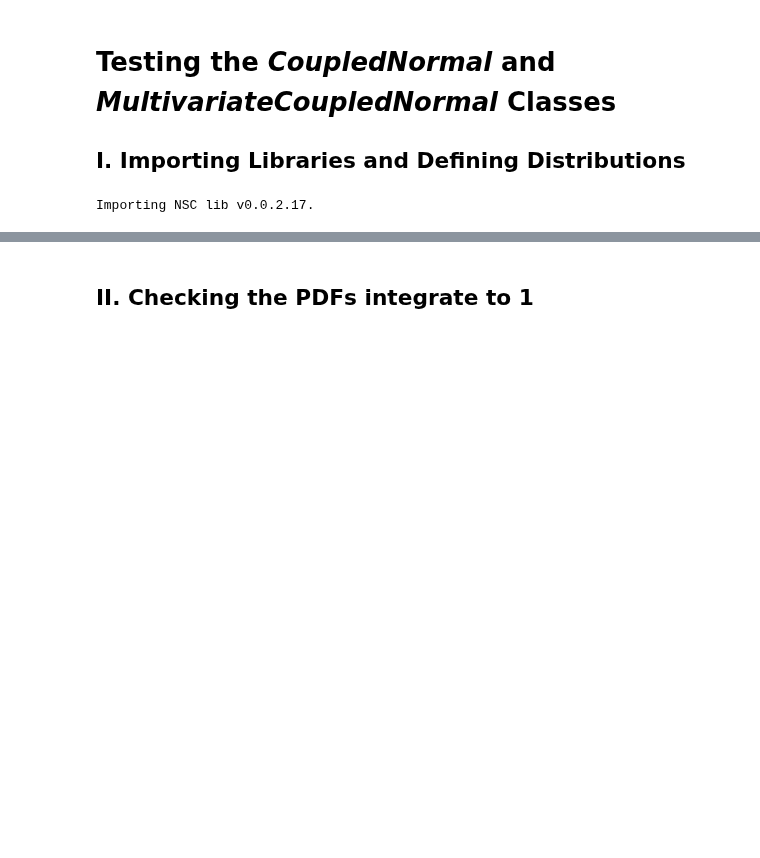
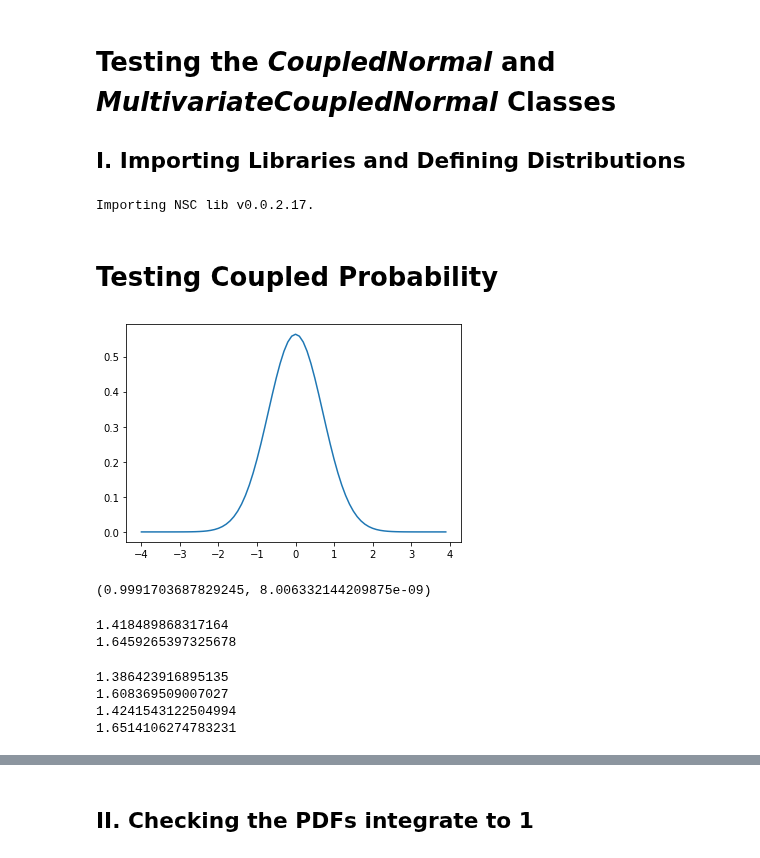
Before and after one commit to Photrek/Nonlinear-Statistical-Coupling, a Jupyter notebook: workspace/john/Coupled Entropy Functions Testing.ipynb, the cells around one changed output, grey strips where cells are left out. Cells and saved outputs as stored; diff of their text form; code cells hidden in the pictures; blank space fills up the shorter version.

Commit message:
Started Testing MC integration based entropy functions.

```diff
--- a/workspace/john/Coupled Entropy Functions Testing.ipynb
+++ b/workspace/john/Coupled Entropy Functions Testing.ipynb
@@ -48,3 +48,76 @@ support_inf_2D = [[-np.inf, np.inf], [-np.inf, np.inf]]
 support_inf_3D = [[-np.inf, np.inf], [-np.inf, np.inf], [-np.inf, np.inf]]
 # %% [output]
 Importing NSC lib v0.0.2.17.
+# %% [markdown]
+# Testing Coupled Probability
+# %%
+coupled_probability = cef.coupled_probability(scipy_normal.pdf,
+                                              scipy_normal.rvs,
+                                              kappa=1.,
+                                              alpha=2.,
+                                              dim=1,
+                                              n=10000)
+x = np.arange(-4, 4, 0.1)
+density = coupled_probability(x)
+plt.plot(x, density)
+plt.show()
+nquad(coupled_probability, support_inf)
+# %% [output]
+[figure, added]
+(0.9991703687829245, 8.006332144209875e-09)
+# %%
+print(cef.coupled_entropy(scipy_normal.pdf,
+                    scipy_normal.rvs,
+                    kappa=0.01,
+                    alpha=2,
+                    dim=1,
+                    root=False,
+                    n=10000))
+print(cef.coupled_entropy(scipy_normal.pdf,
+                    scipy_normal.rvs,
+                    kappa=0.01,
+                    alpha=2,
+                    dim=1,
+                    root=True,
+                    n=10000))
+# %% [output]
+1.418489868317164
+1.6459265397325678
+# %%
+print(cef.tsallis_entropy(scipy_normal.pdf,
+                    scipy_normal.rvs,
+                    kappa=0.01,
+                    alpha=2,
+                    dim=1,
+                    normalize=False,
+                    root=False,
+                    n=10000))
+print(cef.tsallis_entropy(scipy_normal.pdf,
+                    scipy_normal.rvs,
+                    kappa=0.01,
+                    alpha=2,
+                    dim=1,
+                    normalize=False,
+                    root=True,
+                    n=10000))
+print(cef.tsallis_entropy(scipy_normal.pdf,
+                    scipy_normal.rvs,
+                    kappa=0.01,
+                    alpha=2,
+                    dim=1,
+                    normalize=True,
+                    root=False,
+                    n=10000))
+print(cef.tsallis_entropy(scipy_normal.pdf,
+                    scipy_normal.rvs,
+                    kappa=0.01,
+                    alpha=2,
+                    dim=1,
+                    normalize=True,
+                    root=True,
+                    n=10000))
+# %% [output]
+1.386423916895135
+1.608369509007027
+1.4241543122504994
+1.6514106274783231
```
Also changed, not shown: parts of 3 cells of this notebook.
